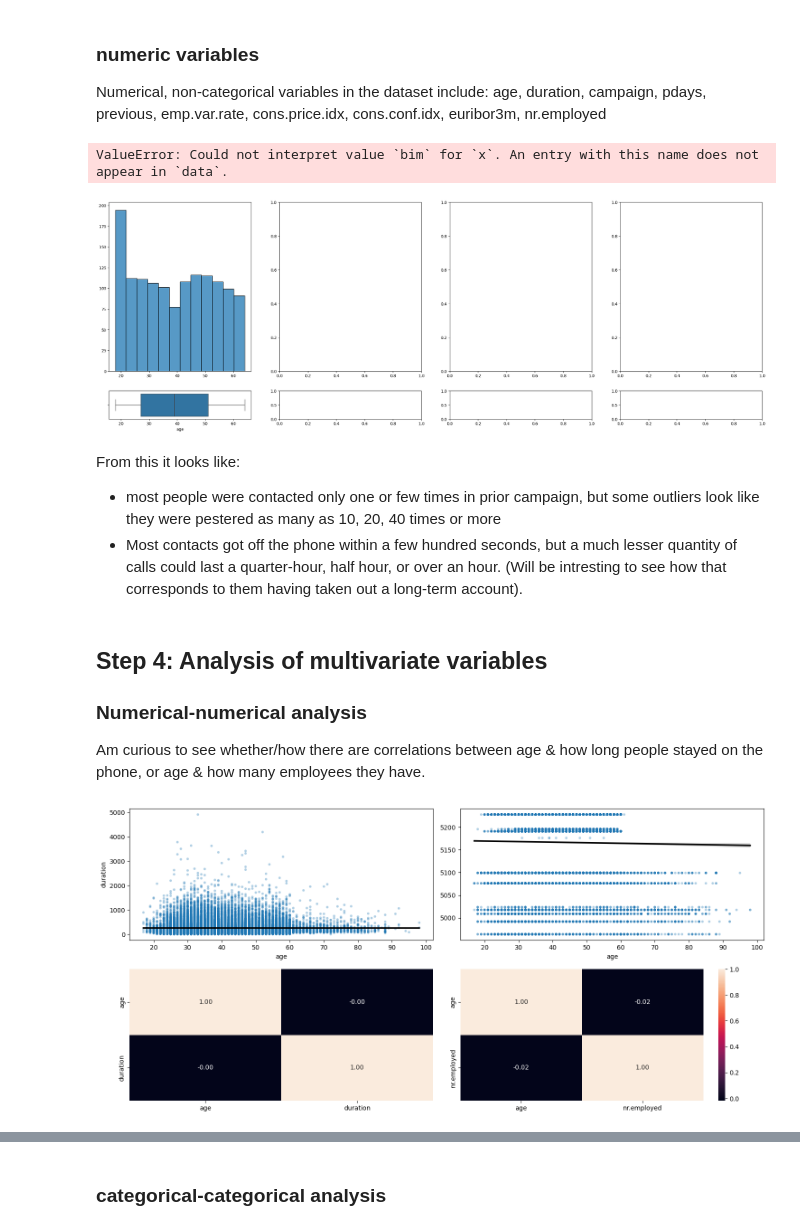
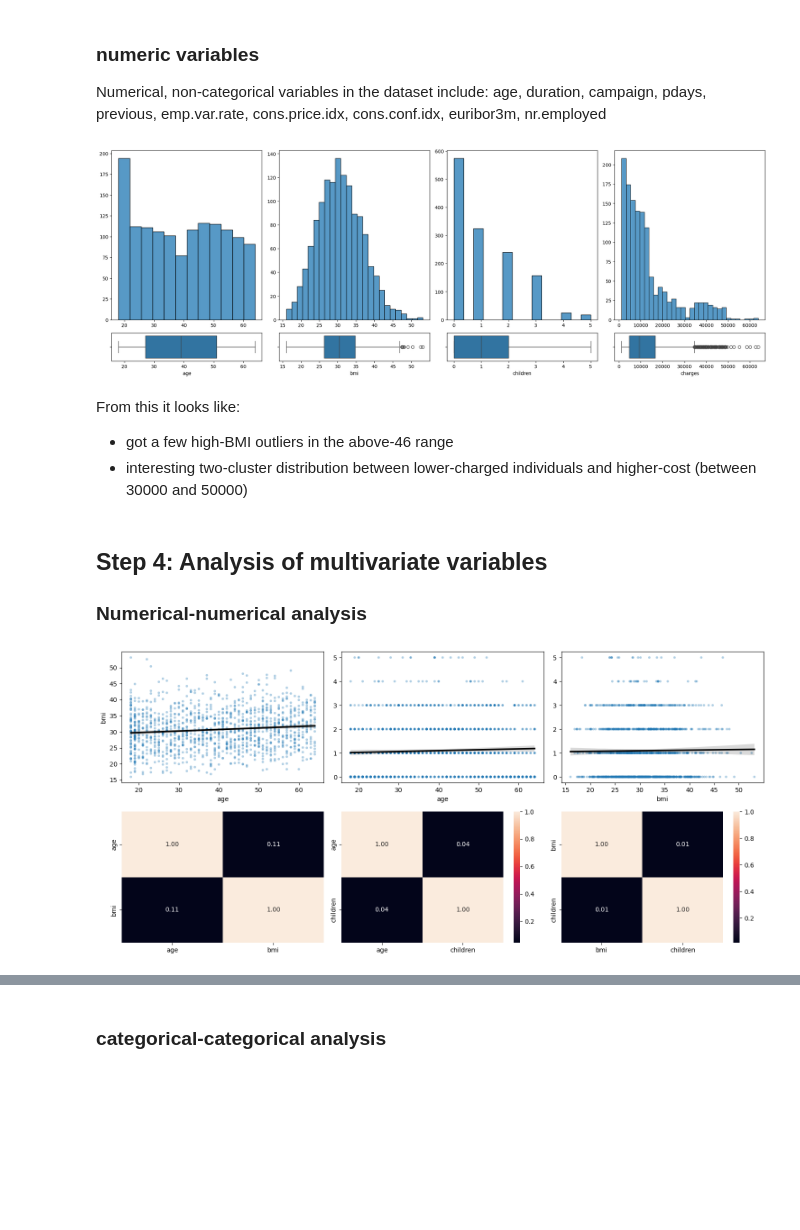
Before and after one commit to 4GeeksAcademy/linear-regression-project-tutorial-NWinocur, a Jupyter notebook: src/explore.ipynb, the cells around one changed output, grey strips where cells are left out. Drawn from its saved outputs; the diff is of its cells as text; code cells hidden in the pictures; blank space fills up the shorter version.

```diff
--- a/src/explore.ipynb
+++ b/src/explore.ipynb
@@ -121,9 +121,9 @@ plt.show()
 
 Numerical, non-categorical variables in the dataset include: age, duration, campaign, pdays, previous, emp.var.rate, cons.price.idx, cons.conf.idx, euribor3m, nr.employed
 # %%
-numeric_variables = ["age", "bim", "children", "charges"]
+numeric_variables = ["age", "bmi", "children", "charges"]
 fig, axis = plt.subplots(
-    2, len(numeric_variables), figsize=(30, 10), gridspec_kw={"height_ratios": [6, 1]}
+    2, len(numeric_variables), figsize=(20, 7), gridspec_kw={"height_ratios": [6, 1]}
 )
 
 # Creating a multiple figure with histograms and box plots
@@ -143,18 +143,16 @@ plt.tight_layout()
 # Show the plot
 plt.show()
 # %% [output]
-ValueError: Could not interpret value `bim` for `x`. An entry with this name does not appear in `data`.
-[figure, old version]
+[figure, new version]
-# %% [markdown]
-From this it looks like:
-- most people were contacted only one or few times in prior campaign, but some outliers look like they were pestered as many as 10, 20, 40 times or more
-- Most contacts got off the phone within a few hundred seconds, but a much lesser quantity of calls could last a quarter-hour, half hour, or over an hour. (Will be intresting to see how that corresponds to them having taken out a long-term account).
-# %% [markdown]
-## Step 4: Analysis of multivariate variables
-### Numerical-numerical analysis
-Am curious to see whether/how there are correlations between age & how long people stayed on the phone, or age & how many employees they have.
+# %% [markdown]
+From this it looks like:
+- got a few high-BMI outliers in the above-46 range
+- interesting two-cluster distribution between lower-charged individuals and higher-cost (between 30000 and 50000)
+# %% [markdown]
+## Step 4: Analysis of multivariate variables
+### Numerical-numerical analysis
 # %%
-fig, axis = plt.subplots(2, 2, figsize=(15, 7))
+fig, axis = plt.subplots(2, 3, figsize=(15, 7))
 
 # Create a multiple scatter diagram
 common_scatter = {"s": 15, "alpha": 0.35, "edgecolor": "none"}
@@ -164,37 +162,52 @@ sns.regplot(
     ax=axis[0, 0],
     data=raw_data,
     x="age",
-    y="duration",
+    y="bmi",
     scatter_kws=common_scatter,
     line_kws=common_line,
 )
 sns.heatmap(
-    raw_data[["age", "duration"]].corr(),
+    raw_data[["age", "bmi"]].corr(),
     annot=True,
     fmt=".2f",
     ax=axis[1, 0],
     cbar=False,
 )
 
 sns.regplot(
     ax=axis[0, 1],
     data=raw_data,
     x="age",
-    y="nr.employed",
+    y="children",
     scatter_kws=common_scatter,
     line_kws=common_line,
 ).set(ylabel=None)
 sns.heatmap(
-    raw_data[["age", "nr.employed"]].corr(),
+    raw_data[["age", "children"]].corr(),
     annot=True,
     fmt=".2f",
     ax=axis[1, 1],
+)
+
+sns.regplot(
+    ax=axis[0, 2],
+    data=raw_data,
+    x="bmi",
+    y="children",
+    scatter_kws=common_scatter,
+    line_kws=common_line,
+).set(ylabel=None)
+sns.heatmap(
+    raw_data[["bmi", "children"]].corr(),
+    annot=True,
+    fmt=".2f",
+    ax=axis[1, 2],
 )
 
 # Adjust the layout
 plt.tight_layout()
 
 # Show the plot
 plt.show()
 # %% [output]
-[figure, old version]
+[figure, new version]
```
Also changed, not shown: parts of 22 cells of this notebook.
